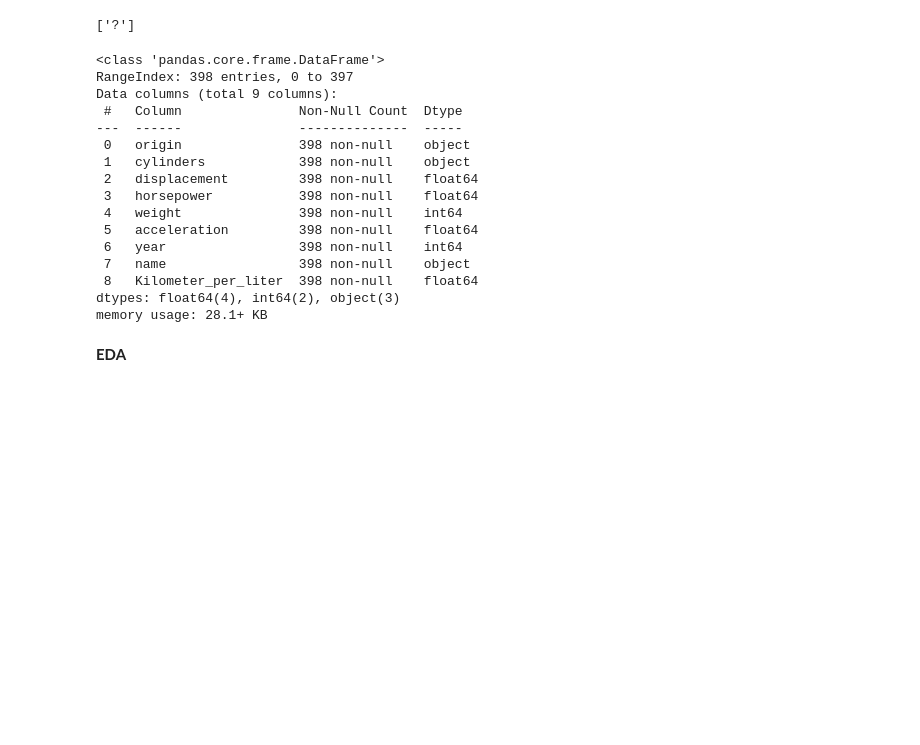
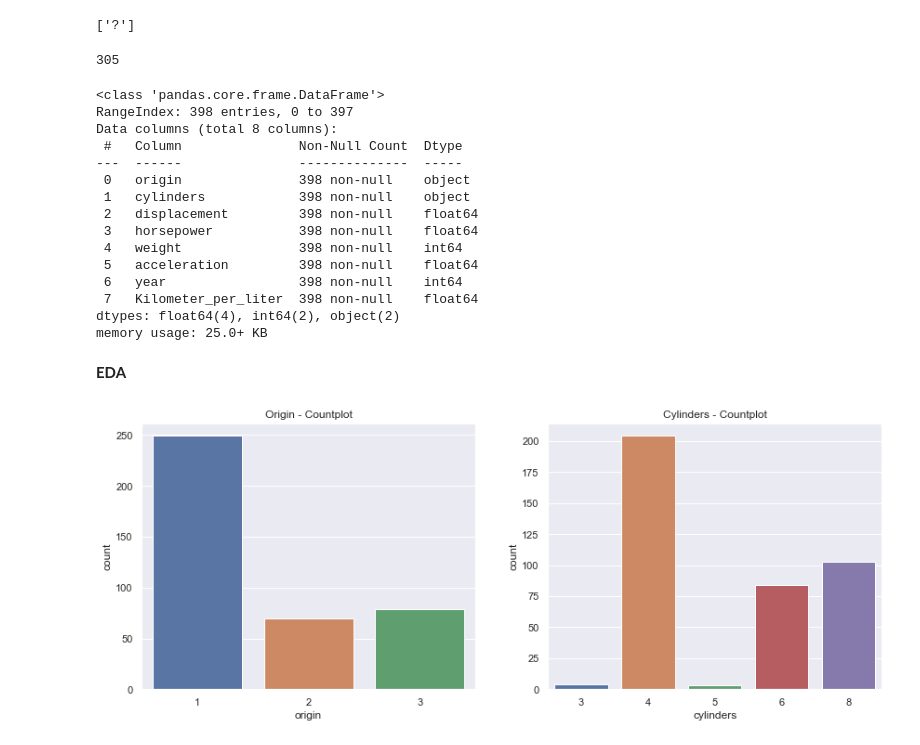
Before and after one commit to jibnorge/Vehicle-Performance-Prediction, a Jupyter notebook: code.ipynb, the cells around one changed output. Saved outputs shown, nothing was run; the diff lists cells and outputs as text; code cells hidden in the pictures; blank space fills up the shorter version.

```diff
--- a/code.ipynb
+++ b/code.ipynb
@@ -114,12 +114,19 @@ except:
 data['horsepower'] = [i.replace('?','-1') for i in data['horsepower']]
 data['horsepower'] = data['horsepower'].astype('int')
 data['horsepower'].replace(-1,data['horsepower'].mean(), inplace = True)
+# %%
+len(data['name'].unique())
+# %% [output]
+305
+# %%
+# Since the name has more unique values than half the shape of dataset, so its better to remove name from the data.
+data.drop(columns = 'name', inplace = True)
 # %%
 data.info()
 # %% [output]
 <class 'pandas.core.frame.DataFrame'>
 RangeIndex: 398 entries, 0 to 397
-Data columns (total 9 columns):
+Data columns (total 8 columns):
  #   Column               Non-Null Count  Dtype
 ---  ------               --------------  -----
  0   origin               398 non-null    object
@@ -129,9 +136,19 @@ Data columns (total 9 columns):
  4   weight               398 non-null    int64
  5   acceleration         398 non-null    float64
  6   year                 398 non-null    int64
- 7   name                 398 non-null    object
- 8   Kilometer_per_liter  398 non-null    float64
-dtypes: float64(4), int64(2), object(3)
-memory usage: 28.1+ KB
+ 7   Kilometer_per_liter  398 non-null    float64
+dtypes: float64(4), int64(2), object(2)
+memory usage: 25.0+ KB
 # %% [markdown]
 **EDA**
+# %%
+fig,(ax1,ax2) = plt.subplots(nrows = 1, ncols = 2, figsize = (12,5))
+sns.countplot(data = data, x = 'origin', ax = ax1)
+ax1.set_title('Origin - Countplot')
+
+sns.countplot(data = data, x = 'cylinders', ax = ax2)
+ax2.set_title('Cylinders - Countplot')
+plt.tight_layout(w_pad = 3)
+plt.show()
+# %% [output]
+[figure, added]
```
Also changed, not shown: parts of 29 cells of this notebook.
